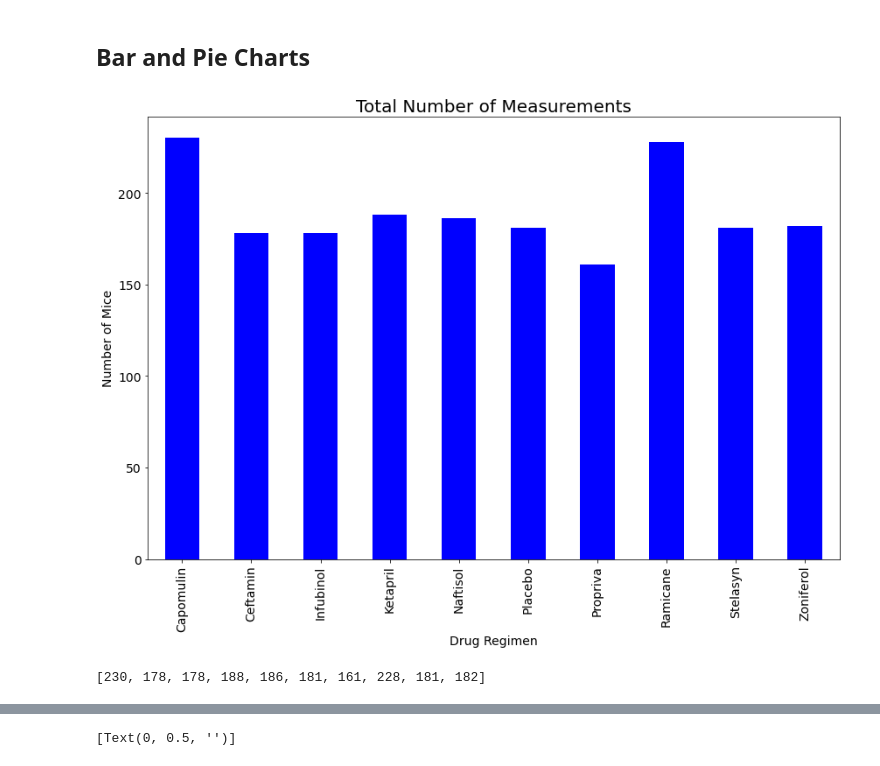
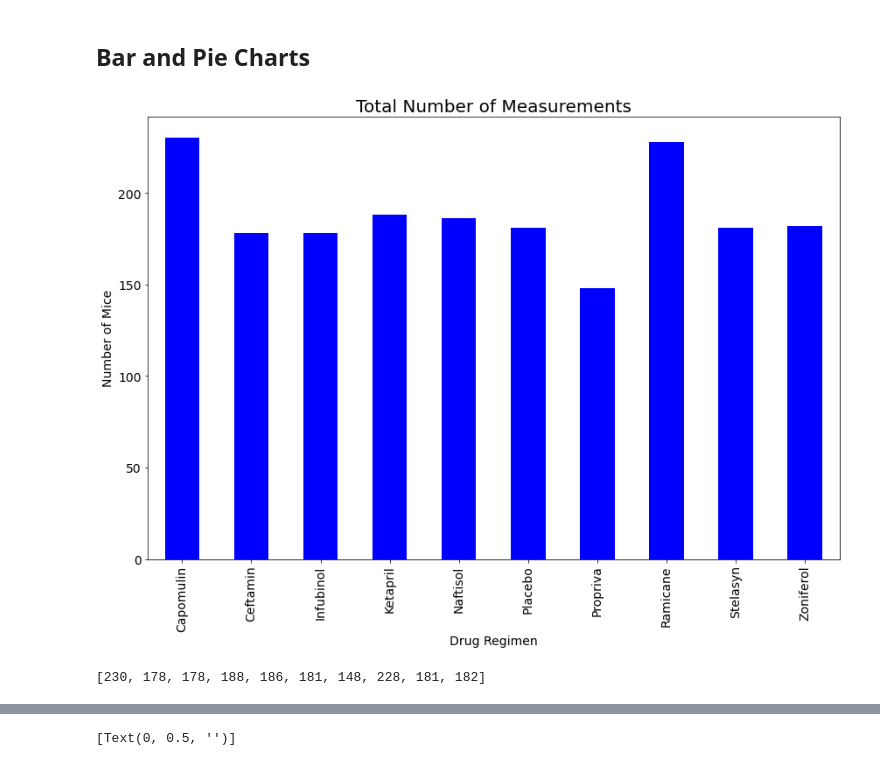
Before and after one commit to Claude-Hanfou/Pymaceuticals-Analysis, a Jupyter notebook: Pymaceuticals/Pymaceuticals_start.ipynb, the cells around one changed output, grey strips where cells are left out. Saved outputs shown, nothing was run; the diff lists cells and outputs as text; code cells hidden in the pictures.

```diff
--- a/Pymaceuticals/Pymaceuticals_start.ipynb
+++ b/Pymaceuticals/Pymaceuticals_start.ipynb
@@ -122,24 +122,24 @@ summary_table.head(10)
 # %%
 # Generate a bar plot showing the total number of measurements taken on each drug regimen using pandas.
 
-drug_reg_total = combined_data_df.groupby(["Drug Regimen"]).count()["Mouse ID"]
+drug_reg_total = cleaned_data_df.groupby(["Drug Regimen"]).count()["Mouse ID"]
 
 pandas_plot = drug_reg_total.plot.bar(figsize=(12,9), color='b',fontsize = 14)
 pandas_plot
 plt.xlabel("Drug Regimen",fontsize = 14)
 plt.ylabel("Number of Mice",fontsize = 14)
 plt.title("Total Number of Measurements",fontsize = 20)
 plt.tight_layout()
 plt.show()
 # %% [output]
-[figure, old version]
+[figure, new version]
 # %%
 # Generate a bar plot showing the total number of measurements taken on each drug regimen using pyplot.
 
-mice_list =(combined_data_df.groupby(["Drug Regimen"])["Mouse ID"].count()).tolist()
+mice_list =(cleaned_data_df.groupby(["Drug Regimen"])["Mouse ID"].count()).tolist()
 mice_list
 # %% [output]
-[230, 178, 178, 188, 186, 181, 161, 228, 181, 182]
+[230, 178, 178, 188, 186, 181, 148, 228, 181, 182]
 # %%
 x_axis = np.arange(len(drug_reg_total))
 fig1, ax1 = plt.subplots(figsize=(9, 9))
```
Also changed, not shown: parts of 3 cells of this notebook.
